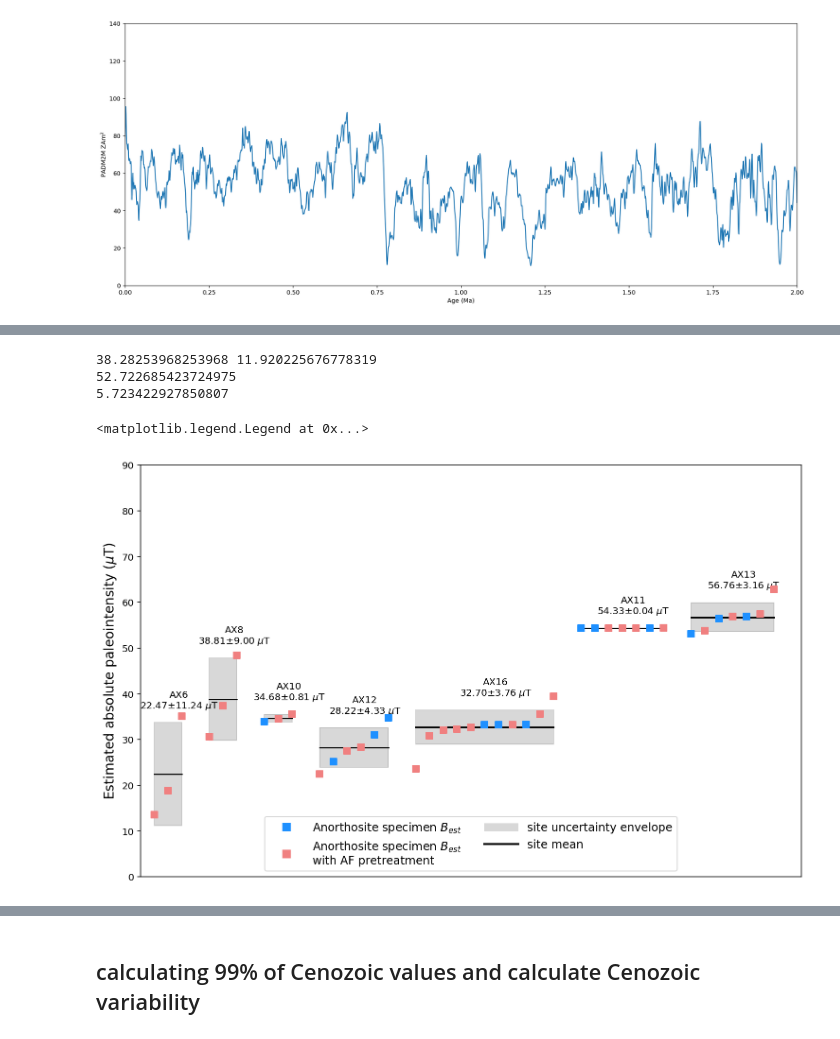
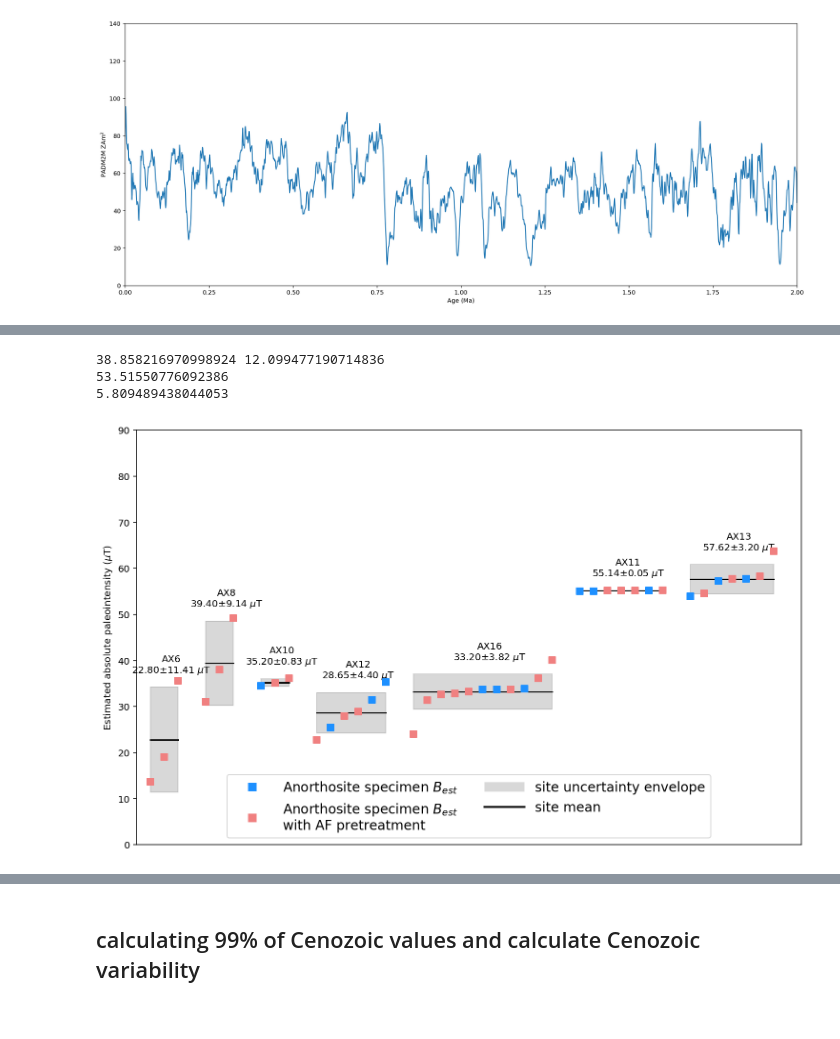
Before and after one commit to Swanson-Hysell-Group/AX_BD_PINT, a Jupyter notebook: code/AX_BD_PINT.ipynb, the cells around one changed output, grey strips where cells are left out. Saved outputs shown, nothing was run; the diff lists cells and outputs as text; code cells hidden in the pictures.

```diff
--- a/code/AX_BD_PINT.ipynb
+++ b/code/AX_BD_PINT.ipynb
@@ -307,11 +311,12 @@ AX1-5a    0.6
 Name: gamma, dtype: float64
 # %%
 AX_inc = pd.Series(data=AX_site_mct_tc['dir_inc'].tolist(), index=AX_site_mct_tc['site'])
+AX_all_PINT_specimen['specimen_int_uT'] = np.round(AX_all_PINT_specimen['specimen_int_uT']/cooling_rate_correction,2)
 AX_all_PINT_specimen['dir_inc'] = [AX_inc[i] for i in AX_all_PINT_specimen['er_sample_name']]
 AX_all_PINT_specimen['paleolatitude'] = [AX_plat[i] for i in AX_all_PINT_specimen['er_sample_name']]
 AX_all_PINT_specimen['gamma'] = AX_all_PINT_specimen['er_specimen_name'].map(AX_all_measurements_group['gamma'])
-AX_all_PINT_specimen['VDM'] = [round(pmag.b_vdm(AX_all_PINT_specimen['specimen_int_uT'].tolist()[i]/1e6/1.35,
-                                                 AX_all_PINT_specimen['paleolatitude'].tolist()[i]), 2)/1e21 for i in range(AX_all_PINT_specimen.shape[0])]
+AX_all_PINT_specimen['VDM'] = [round(pmag.b_vdm(AX_all_PINT_specimen['specimen_int_uT'].tolist()[i]/1e6,
+                                                 AX_all_PINT_specimen['paleolatitude'].tolist()[i])/1e21, 1) for i in range(AX_all_PINT_specimen.shape[0])]
 AX_all_PINT_specimen_export = AX_all_PINT_specimen.drop(['specimen_lab_field_dc', 'Anisotropy_correction_factor','NLT_correction_factor', 'Cooling_rate_correction_factor'], axis = 1)
 AX_all_PINT_specimen_export['specimen_scat'] = 'PASS'
 AX_all_PINT_specimen_export.head()
@@ -524,14 +479,16 @@ AX_grand_std_color = 'orange'
 BD_spec_color = 'navy'
 
 fig, ax, mean, std = plot_PINT(AX_PINT_data[0], AX_PINT_data[1],
-                               [i/1.35 for i in (AX_PINT_data[2])],
-                               [j/1.35 for j in AX_PINT_data[3]],
-                               [k/1.35 for k in AX_PINT_data[4]],
+                               [i/cooling_rate_correction for i in AX_PINT_data[2]],
+                               [i/cooling_rate_correction for i in AX_PINT_data[3]],
+                               AX_PINT_data[4],
                                AX_PINT_data[5], All_AF_spec_list, plot_weighted_mean=0)
 
-
+AX_weighted_mean_color = 'orange'
+plot_weighted_mean = 0
 # labeling grand mean for AX
 if plot_weighted_mean == True:
+    ax.plot([-10, len(spec_int_uT)+50], [weighted_mean, weighted_mean], linestyle = 'dashed', color = weighted_mean_color)
     ax.text(len(AX_all_PINT_specimen.specimen_int_uT.tolist())+7, mean-3, '%.2f' % mean + '$\pm$' + '%.2f' % std +' $\mu$T', color = AX_weighted_mean_color, horizontalalignment='right',fontsize=12)
     # making legends here
     custom_legends = [Line2D([0], [0], marker='s', color='w', markerfacecolor=AX_spec_color, markersize=10, label='Anorthosite specimen $B_{est}$'),
@@ -543,7 +500,7 @@ if plot_weighted_mean == True:
                         Line2D([0], [0], color=AX_weighted_mean_color, ls = 'dashed', lw=2, label = 'anorthosite weighted mean'),
                         Patch(facecolor=AX_grand_std_color, edgecolor='none', lw = 5, alpha = 0.3, label= 'weighted uncertainty envelope')]
 else:
-    ax.text(len(AX_all_PINT_specimen.specimen_int_uT.tolist())+7, mean+1, '%.2f' % mean + ' $\pm$ ' + '%.2f' % std  +' $\mu$T', color = AX_grand_mean_color, horizontalalignment='right',fontsize=12)
+#     ax.text(len(AX_all_PINT_specimen.specimen_int_uT.tolist())+7, mean+1, '%.2f' % mean + ' $\pm$ ' + '%.2f' % std  +' $\mu$T', color = AX_grand_mean_color, horizontalalignment='right',fontsize=12)
     # making legends here
     custom_legends = [Line2D([0], [0], marker='s', color='w', markerfacecolor=AX_spec_color, markersize=10, label='Anorthosite specimen $B_{est}$'),
 #                       Line2D([0], [0], marker='d', color='w', markerfacecolor=BD_spec_color, markersize=10, label='Diabase specimen $B_{est}$'),
@@ -561,7 +518,7 @@ ax.set_ylim(0,75)
 ax.set_xticks([])
 ax.set_ylabel('Estimated absolute paleointensity ($\mu$T)', fontsize = 14)
 
-plt.legend(handles = custom_legends, loc = 8, handlelength = 3)
+plt.legend(handles = custom_legends, loc = 8, handlelength = 3, fontsize=11)
 # plt.title('Cooling rate corrected paleointensity estimates from the diabase and anorthosite')
 # plt.savefig('code_output/Paleointensity_plot_cooling_corrected.pdf', bbox_inches='tight')
 plt.show(fig)
@@ -1062,52 +1063,59 @@ BD_PINT_data = get_PINT_data(BD_all_PINT_site, BD_all_PINT_specimen)
 AX_site_mean_color = 'black'
 AX_site_std_color = 'grey'
 AX_spec_color = 'dodgerblue'
 AX_grand_mean_color = 'orange'
 AX_grand_std_color = 'orange'
 BD_spec_color = 'navy'
 
 fig, ax, mean, std = plot_PINT(AX_PINT_data[0], AX_PINT_data[1],
-                               [i/1.35 for i in (AX_PINT_data[2])],
-                               [j/1.35 for j in AX_PINT_data[3]],
-                               [k/1.35 for k in AX_PINT_data[4]],
+                               [i/cooling_rate_correction for i in AX_PINT_data[2]],
+                               [i/cooling_rate_correction for i in AX_PINT_data[3]],
+                               AX_PINT_data[4],
                                AX_PINT_data[5], All_AF_spec_list, plot_weighted_mean=0, figsize=(12.5, 8))
 
+AX_weighted_mean_color = 'orange'
+plot_weighted_mean = 0
+# labeling grand mean for AX
 if plot_weighted_mean == True:
-#     ax.text(len(AX_all_PINT_specimen.specimen_int_uT.tolist())+7, mean-3, '%.2f' % mean + '$\pm$' + '%.2f' % std +' $\mu$T', color = AX_weighted_mean_color, horizontalalignment='right',fontsize=12)
+    ax.plot([-10, len(spec_int_uT)+50], [weighted_mean, weighted_mean], linestyle = 'dashed', color = weighted_mean_color)
+    ax.text(len(AX_all_PINT_specimen.specimen_int_uT.tolist())+7, mean-3, '%.2f' % mean + '$\pm$' + '%.2f' % std +' $\mu$T', color = AX_weighted_mean_color, horizontalalignment='right',fontsize=12)
+    # making legends here
     custom_legends = [Line2D([0], [0], marker='s', color='w', markerfacecolor=AX_spec_color, markersize=10, label='Anorthosite specimen $B_{est}$'),
+#                       Line2D([0], [0], marker='d', color='w', markerfacecolor=BD_spec_color, markersize=10, label='Diabase specimen $B_{est}$'),
                       Line2D([0], [0], marker='s', color='w', markerfacecolor='lightcoral', markersize=10, label='Anorthosite with AF pretreatment'),
+#                       Line2D([0], [0], marker='d', color='w', markerfacecolor='orchid', markersize=10, label='Diabase with AF pretreatment'),
                         Patch(facecolor=AX_site_std_color, edgecolor='none', lw = 5, alpha = 0.3, label='site uncertainty envelope'),
                         Line2D([0], [0], color=AX_site_mean_color, lw=2, label = 'site mean'),
-#                         Line2D([0], [0], color=AX_weighted_mean_color, ls = 'dashed', lw=2, label = 'anorthosite weighted mean'),
-#                         Patch(facecolor=AX_grand_std_color, edgecolor='none', lw = 5, alpha = 0.3, label= 'weighted uncertainty envelope')
-                     ]
+                        Line2D([0], [0], color=AX_weighted_mean_color, ls = 'dashed', lw=2, label = 'anorthosite weighted mean'),
+                        Patch(facecolor=AX_grand_std_color, edgecolor='none', lw = 5, alpha = 0.3, label= 'weighted uncertainty envelope')]
 else:
 #     ax.text(len(AX_all_PINT_specimen.specimen_int_uT.tolist())+7, mean+1, '%.2f' % mean + ' $\pm$ ' + '%.2f' % std  +' $\mu$T', color = AX_grand_mean_color, horizontalalignment='right',fontsize=12)
+    # making legends here
     custom_legends = [Line2D([0], [0], marker='s', color='w', markerfacecolor=AX_spec_color, markersize=10, label='Anorthosite specimen $B_{est}$'),
+#                       Line2D([0], [0], marker='d', color='w', markerfacecolor=BD_spec_color, markersize=10, label='Diabase specimen $B_{est}$'),
                       Line2D([0], [0], marker='s', color='w', markerfacecolor='lightcoral', markersize=10, label='Anorthosite specimen $B_{est}$\nwith AF pretreatment'),
+#                       Line2D([0], [0], marker='d', color='w', markerfacecolor='orchid', markersize=10, label='Diabase with AF pretreatment'),
                         Patch(facecolor=AX_site_std_color, edgecolor='none', lw = 5, alpha = 0.3, label='site uncertainty envelope'),
-                        Line2D([0], [0], color=AX_site_mean_color, lw=2, label = 'site mean'),
+                        Line2D([0], [0], color=AX_site_mean_color, lw=2, label = 'site mean'),]
 #                         Line2D([0], [0], color=AX_grand_mean_color, ls = 'dashed', lw=2, label = 'anorthosite overall mean'),
-#                         Line2D([0], [0], color=AX_grand_std_color, linestyle = 'dashed', lw=2, alpha = 0.5, label = 'overall uncertainty envelope')
-                     ]
+#                         Line2D([0], [0], color=AX_grand_std_color, linestyle = 'dashed', lw=2, alpha = 0.5, label = 'overall uncertainty envelope')]
 
 # ax.text(len(AX_all_PINT_specimen.specimen_int_uT.tolist())+7, 2, 'Anorthosite', horizontalalignment='right',fontsize=16)
+# ax.text(len(AX_all_PINT_specimen.specimen_int_uT.tolist())+14, 2, 'Diabase', horizontalalignment='right',fontsize=16)
 ax.set_xlim(0, len(AX_all_PINT_specimen.specimen_int_uT.tolist())+8)
 ax.set_ylim(0,90)
 ax.set_xticks([])
-ax.set_ylabel('Estimated absolute paleointensity ($\mu$T)', fontsize = 14)
+ax.set_ylabel('Estimated absolute paleointensity ($\mu$T)')
 
-ax.legend(handles = custom_legends, loc = 8, handlelength = 3, ncol=2, fontsize=12)
-
+plt.legend(handles = custom_legends, loc = 8, handlelength = 3, fontsize=14, ncol=2)
 # plt.title('Cooling rate corrected paleointensity estimates from the diabase and anorthosite')
 # plt.savefig('code_output/Paleointensity_plot_cooling_corrected.pdf', bbox_inches='tight')
-# plt.show(fig)
+plt.show(fig)
 # %% [output]
-38.28253968253968 11.920225676778319
-52.722685423724975
-5.723422927850807
+38.858216970998924 12.099477190714836
+53.51550776092386
+5.809489438044053
-<matplotlib.legend.Legend at 0x...>
-[figure, old version]
+[figure, new version]
 # %%
 plt.figure(figsize=(8,8))
 ax1 = plt.subplot(121)
```
Also changed, not shown: parts of 53 cells of this notebook, 8 other files.
